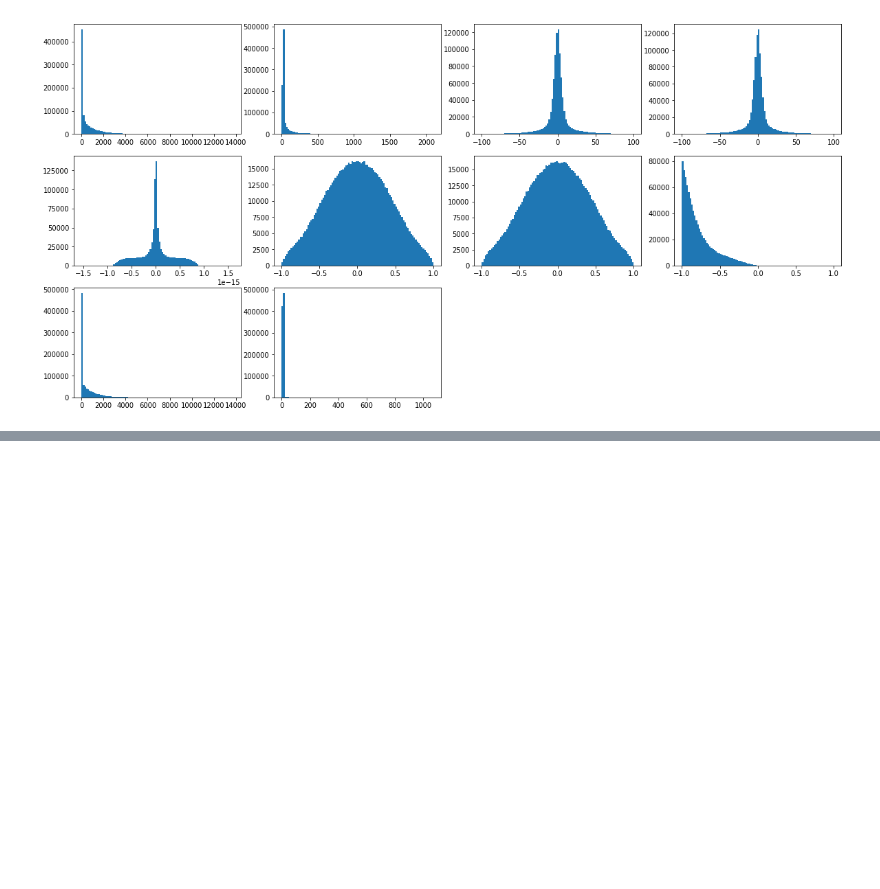
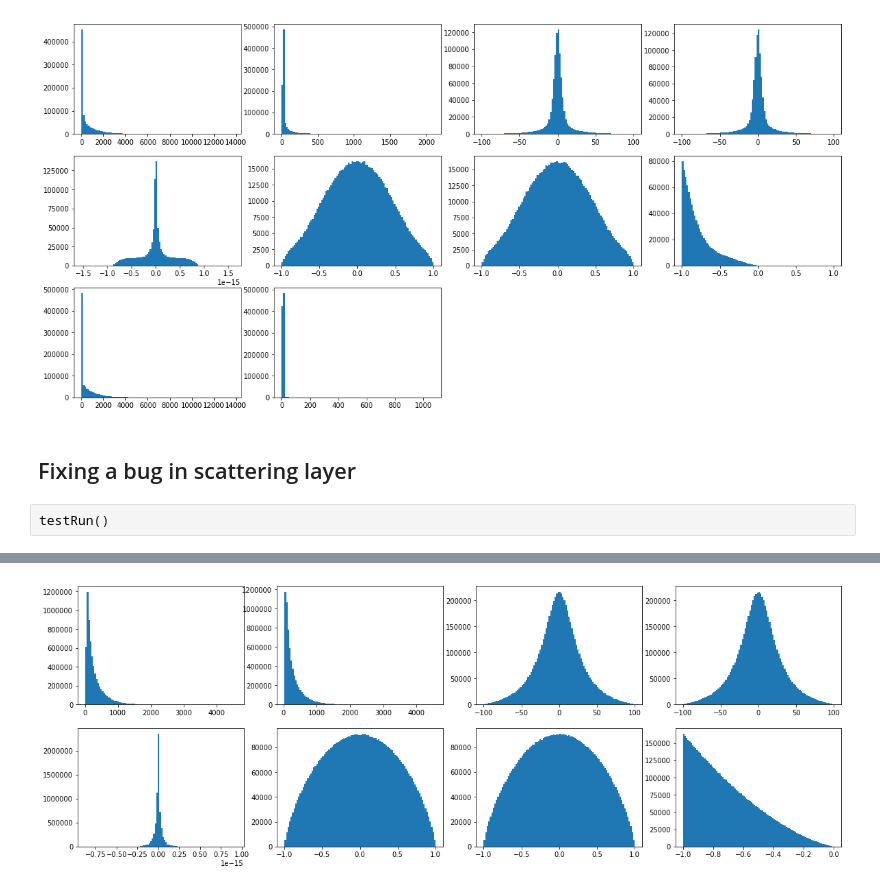
Before and after one commit to mitmedialab/MonteCarloRender, a Jupyter notebook: tests.ipynb, the cells around one changed output, grey strips where cells are left out. Saved outputs shown, nothing was run; the diff lists cells and outputs as text; blank space fills up the shorter version.

Commit message:
Fixed a bug in scattering layer

```diff
--- a/tests.ipynb
+++ b/tests.ipynb
@@ -285,3 +286,8 @@ testRunScatteringTarget()
 2019-02-12 15:08:19.421708
 1000000 918901 15.2951388700003
 [figure]
+# %% [markdown]
+## Fixing a bug in scattering layer
+# %%
+testRun()
+# %% [output]
@@ -287,0 +296 @@ testRunScatteringTarget()
+[figure, added]
```
Also changed, not shown: parts of 3 cells of this notebook, 1 other file.
